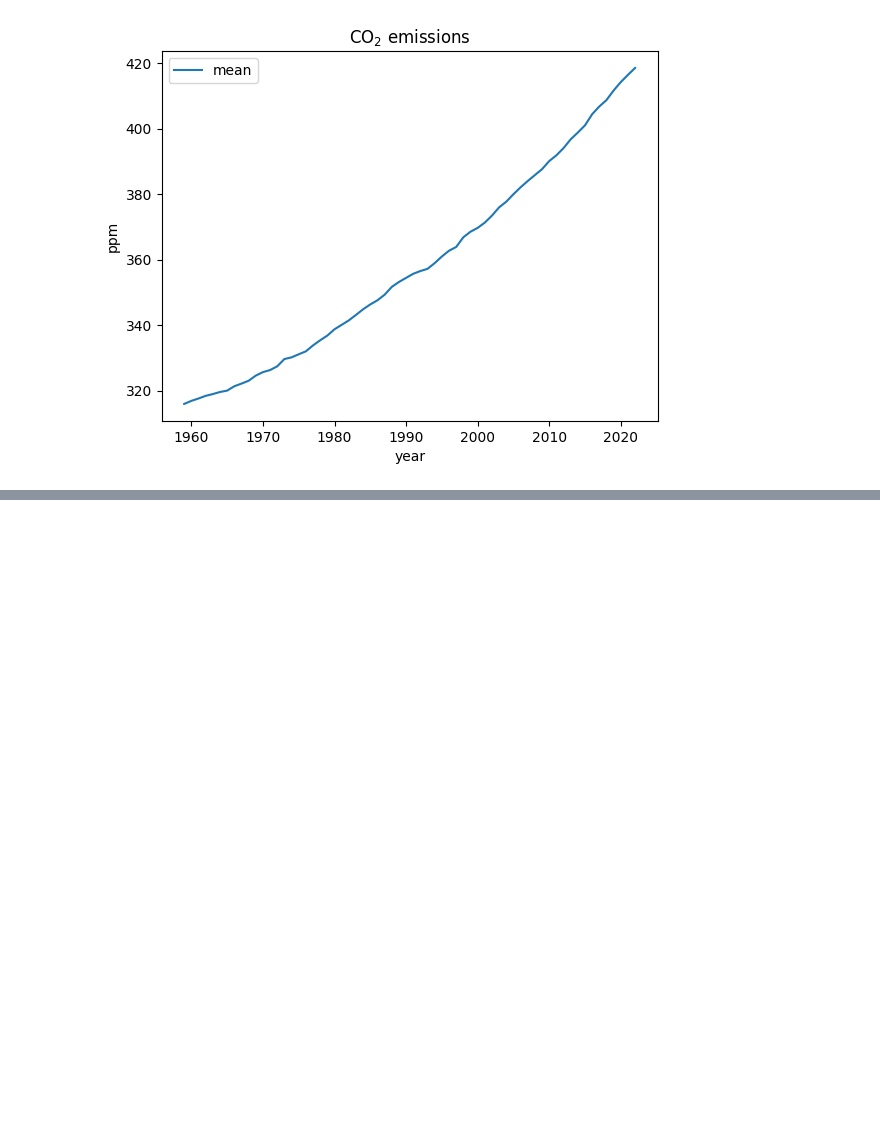
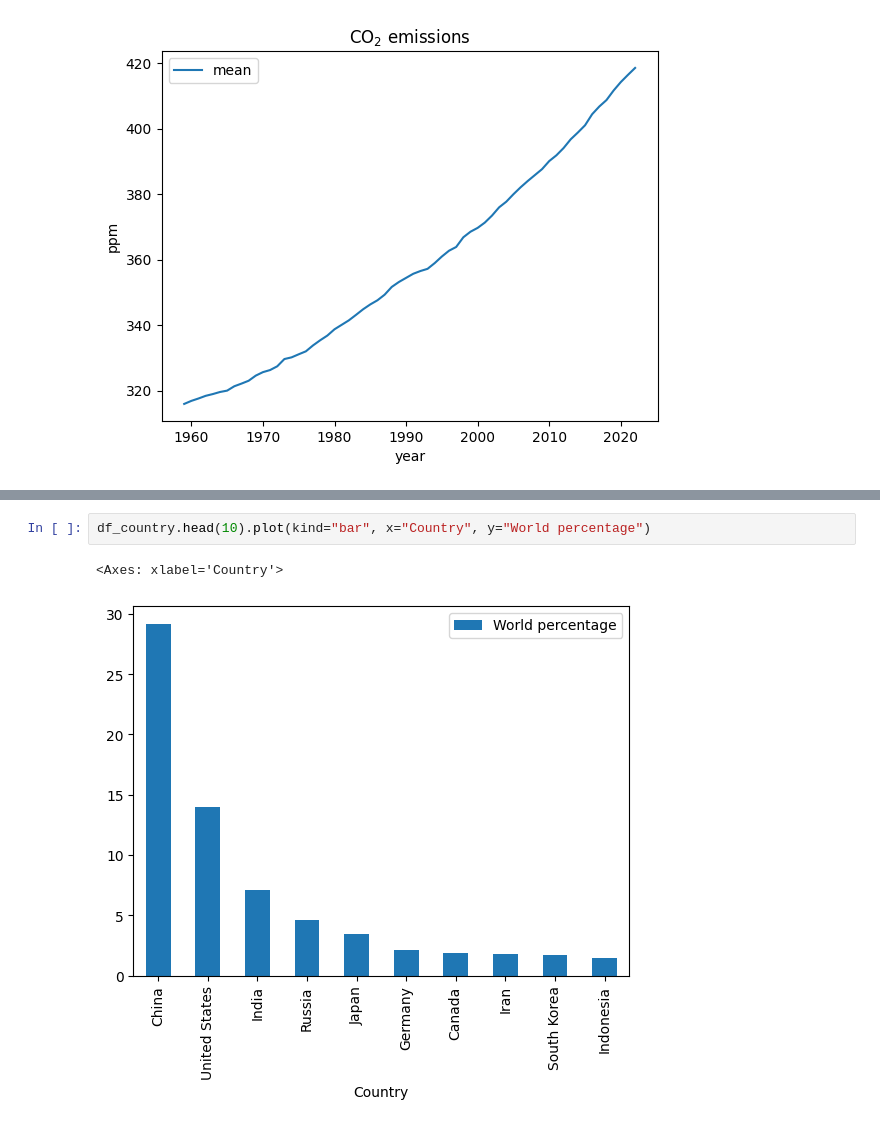
Before and after one commit to ArthurLopez1/Python-Arthur-Lopez-OPA23, a Jupyter notebook: code_alongs/Lec10_data_storytelling.ipynb, the cells around one changed output, grey strips where cells are left out. Drawn from its saved outputs; the diff is of its cells as text; blank space fills up the shorter version.

```diff
--- a/code_alongs/Lec10_data_storytelling.ipynb
+++ b/code_alongs/Lec10_data_storytelling.ipynb
@@ -31,0 +87,5 @@ df_annual.plot(x="year", y="mean", ylabel="ppm", title="CO$_2$ emissions");
+# %%
+df_country.head(10).plot(kind="bar", x="Country", y="World percentage")
+# %% [output]
+<Axes: xlabel='Country'>
+[figure, added]
```
Also changed, not shown: parts of 11 cells of this notebook, 2 other files.
